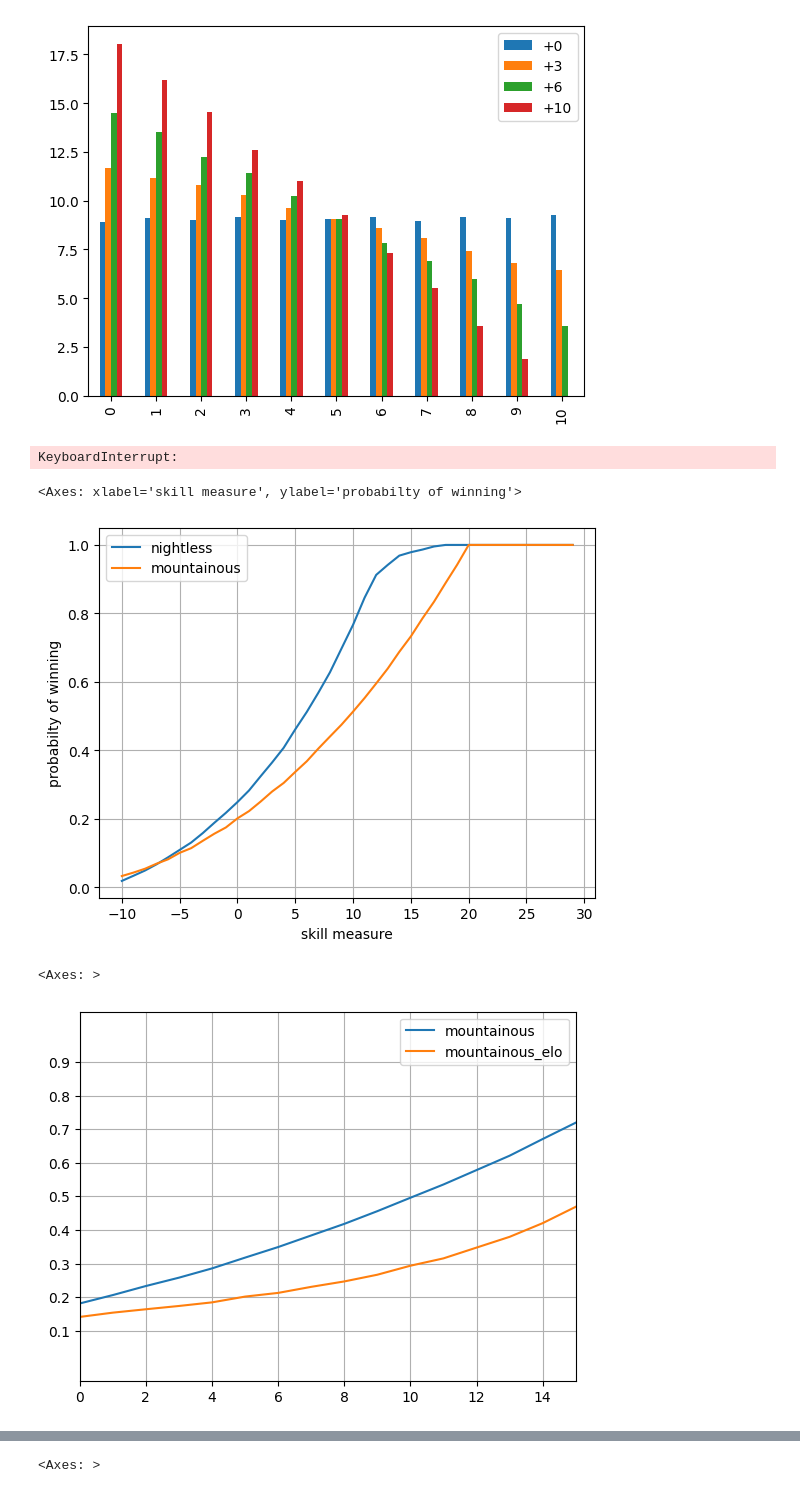
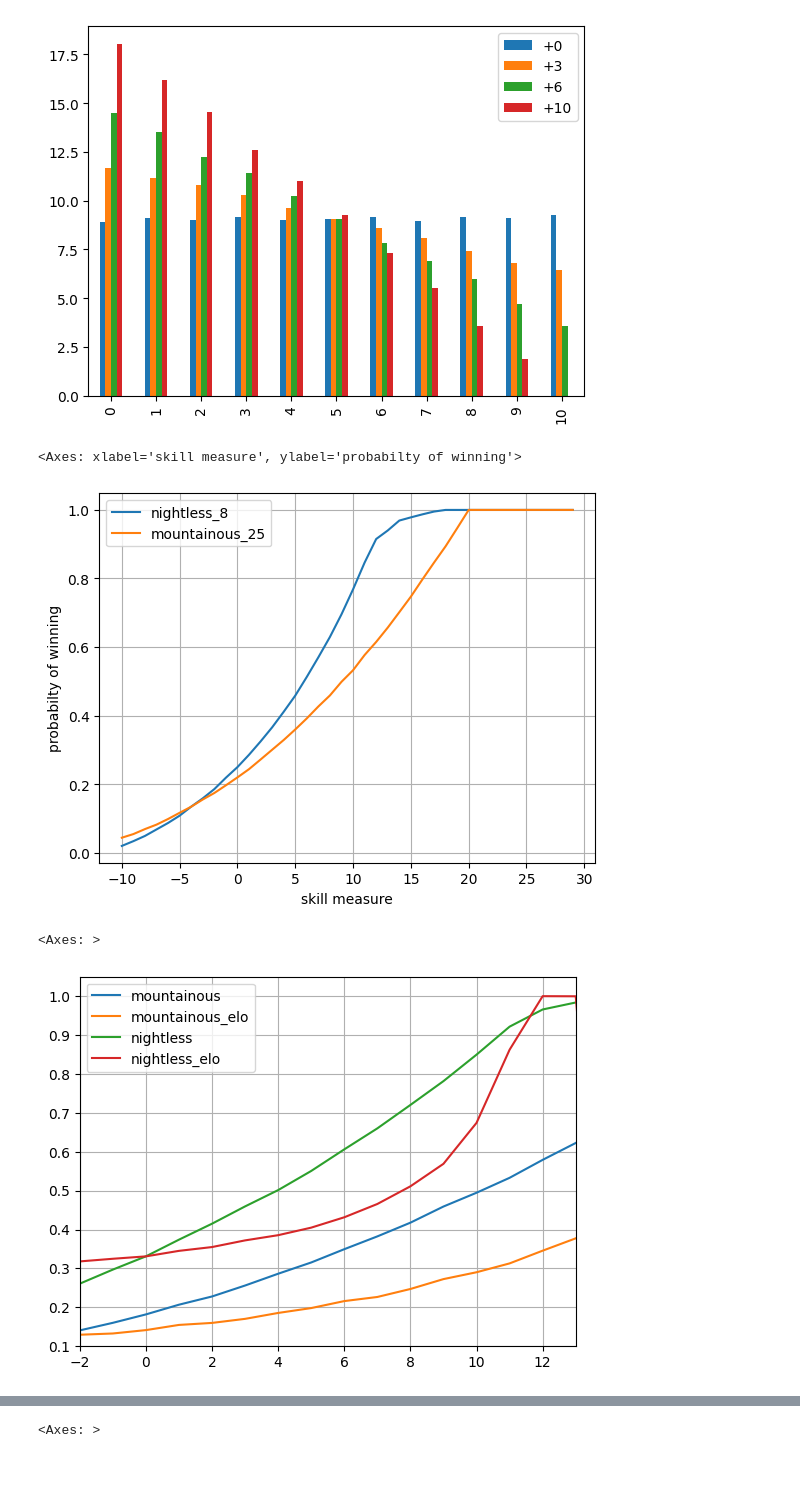
Before and after one commit to kfarrell0/towniness-ev-crappies, a Jupyter notebook: ev.ipynb, the cells around one changed output, grey strips where cells are left out. Cells and saved outputs as stored; diff of their text form; code cells hidden in the pictures.

```diff
--- a/ev.ipynb
+++ b/ev.ipynb
@@ -131,24 +131,24 @@ m11 = [winrates(cdf2 + x * app2, 2, vic_11p_mountainous) for x in range(-10, 30)
 m25 = [winrates(cdf25 + x * app25, 2, vic_25p_mountainous) for x in range(-10, 30)]
 n15 = [winrates(cdf15 + x * app15, 5, vic_15p_nightless) for x in range(-10, 30)]
 
-df = pd.DataFrame({"nightless": [x[0] for x in n9], "nightless_elo": [x[1] for x in n9],
-                   "mountainous": [x[0] for x in m11], "mountainous_elo": [x[1] for x in m11]
-                   "mountainous_15":
-
+df = pd.DataFrame({
+                   "nightless": [x[0] for x in n9], "nightless_elo": [x[1] for x in n9],
+                   "mountainous": [x[0] for x in m11], "mountainous_elo": [x[1] for x in m11],
+                   "mountainous_25": [x[0] for x in m25], "mountainous_25_elo": [x[1] for x in m25],
+                   "nightless_8": [x[0] for x in n8], "nightless_8_elo": [x[1] for x in n8],
+                   "nightless_15": [x[0] for x in n15], "nightless_15_elo": [x[1] for x in n15]
                    }, index = [x for x in range(-10, 30)])
-# %% [output]
-KeyboardInterrupt:
 # %%
 df["nightless_change"] = pd.Series([0] + [df["nightless"][x] - df["nightless"][x-1] for x in range(-9, 30)], [x for x in range(-10, 30)])
 df["mountainous_change"] = pd.Series([0] + [df["mountainous"][x] - df["mountainous"][x-1] for x in range(-9, 30)], [x for x in range(-10, 30)])
 
 #df[["nightless", "mountainous", "nightless_elo", "mountainous_elo"]].plot()
-df[["nightless", "mountainous"]].plot(grid=True, xlabel="skill measure", ylabel="probabilty of winning")
+df[["nightless_8", "mountainous_25"]].plot(grid=True, xlabel="skill measure", ylabel="probabilty of winning")
 # %% [output]
 <Axes: xlabel='skill measure', ylabel='probabilty of winning'>
-[figure, old version]
+[figure, new version]
 # %%
-df[["mountainous", "mountainous_elo"]].plot(xlim=(0, 15), yticks=[0.1, 0.2, 0.3, 0.4, 0.5, 0.6, 0.7, 0.8, 0.9], grid=True)
+df[["mountainous", "mountainous_elo", "nightless", "nightless_elo"]].plot(xlim=(-2, 13), ylim=(0.1, 1.05), yticks=[0.1, 0.2, 0.3, 0.4, 0.5, 0.6, 0.7, 0.8, 0.9, 1], grid=True)
 # %% [output]
 <Axes: >
-[figure, old version]
+[figure, new version]
```
Also changed, not shown: parts of 7 cells of this notebook.
